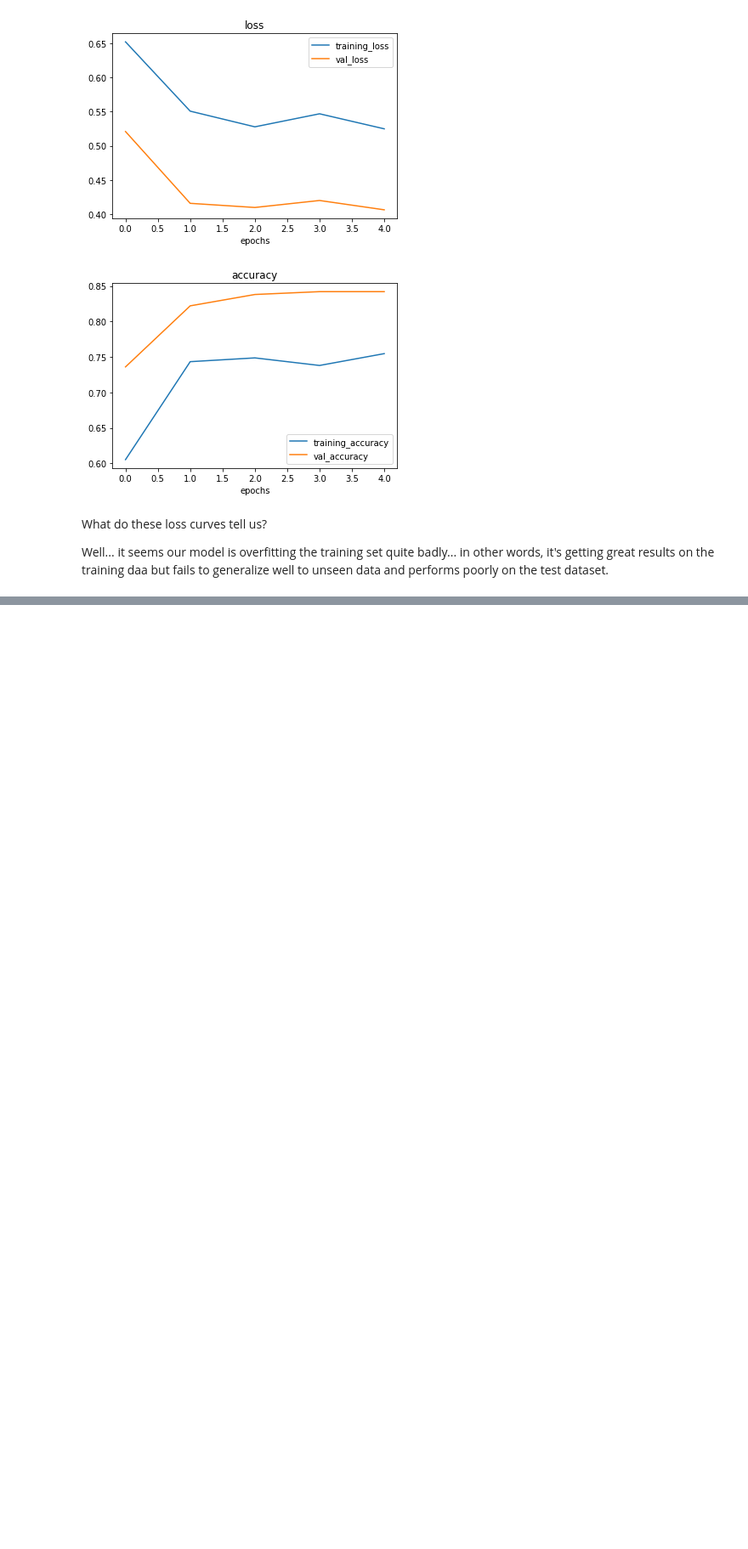
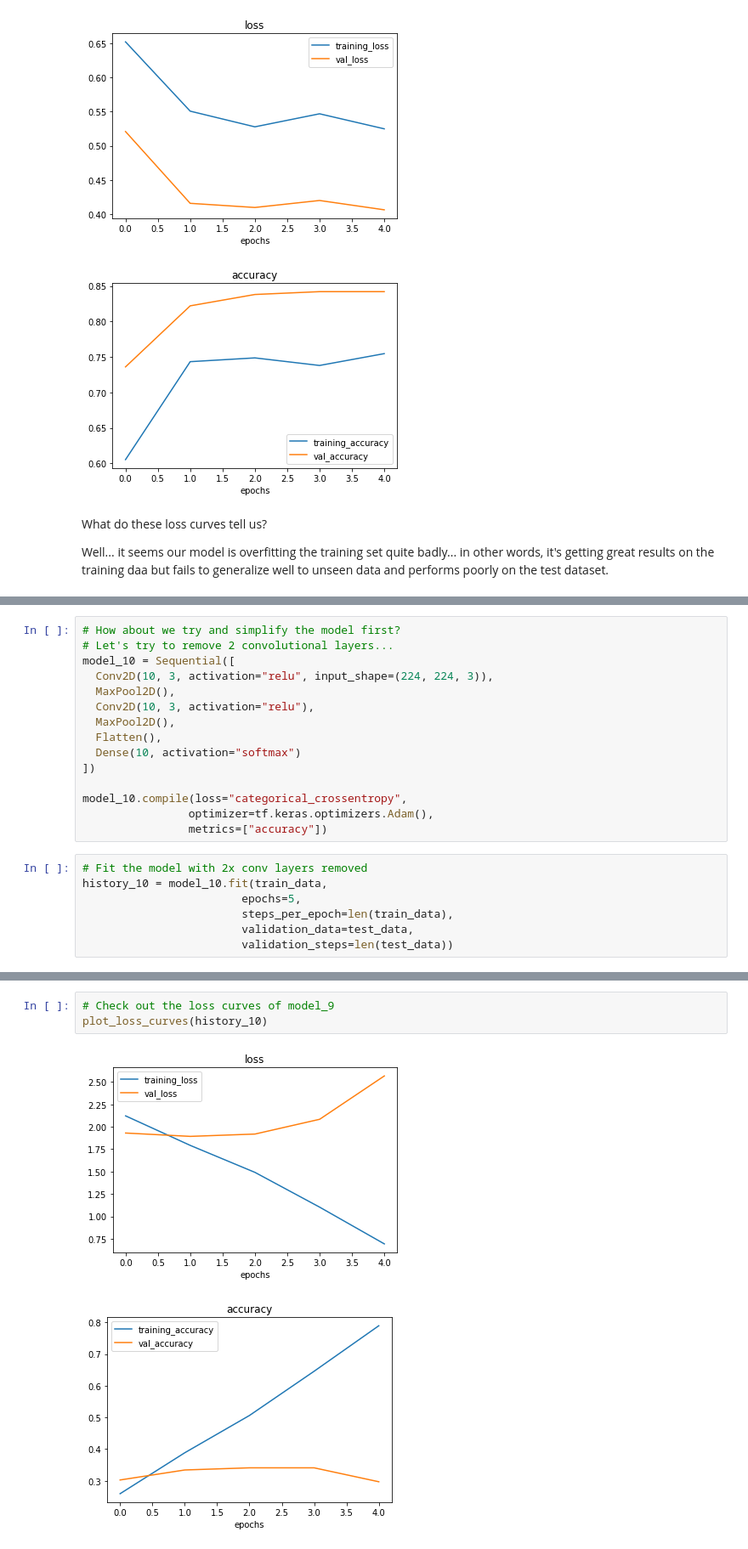
Before and after one commit to prachuryanath/TF-Learning, a Jupyter notebook: 03_convolutional_neural_networks_in_tensorflow.ipynb, the cells around one changed output, grey strips where cells are left out. Shown at 85% size. Cells and saved outputs as stored; diff of their text form; blank space fills up the shorter version.

```diff
--- a/03_convolutional_neural_networks_in_tensorflow.ipynb
+++ b/03_convolutional_neural_networks_in_tensorflow.ipynb
@@ -1228,0 +1238,22 @@ Well... it seems our model is overfitting the training set quite badly... in oth
+# %%
+# How about we try and simplify the model first?
+# Let's try to remove 2 convolutional layers...
+model_10 = Sequential([
+  Conv2D(10, 3, activation="relu", input_shape=(224, 224, 3)),
+  MaxPool2D(),
+  Conv2D(10, 3, activation="relu"),
+  MaxPool2D(),
+  Flatten(),
+  Dense(10, activation="softmax")
+])
+
+model_10.compile(loss="categorical_crossentropy",
+                optimizer=tf.keras.optimizers.Adam(),
+                metrics=["accuracy"])
+# %%
+# Fit the model with 2x conv layers removed
+history_10 = model_10.fit(train_data,
+                        epochs=5,
+                        steps_per_epoch=len(train_data),
+                        validation_data=test_data,
+                        validation_steps=len(test_data))
@@ -1228,0 +1271,6 @@ Well... it seems our model is overfitting the training set quite badly... in oth
+# %%
+# Check out the loss curves of model_9
+plot_loss_curves(history_10)
+# %% [output]
+[figure, added]
+[figure, added]
```
Also changed, not shown: parts of 10 cells of this notebook.
